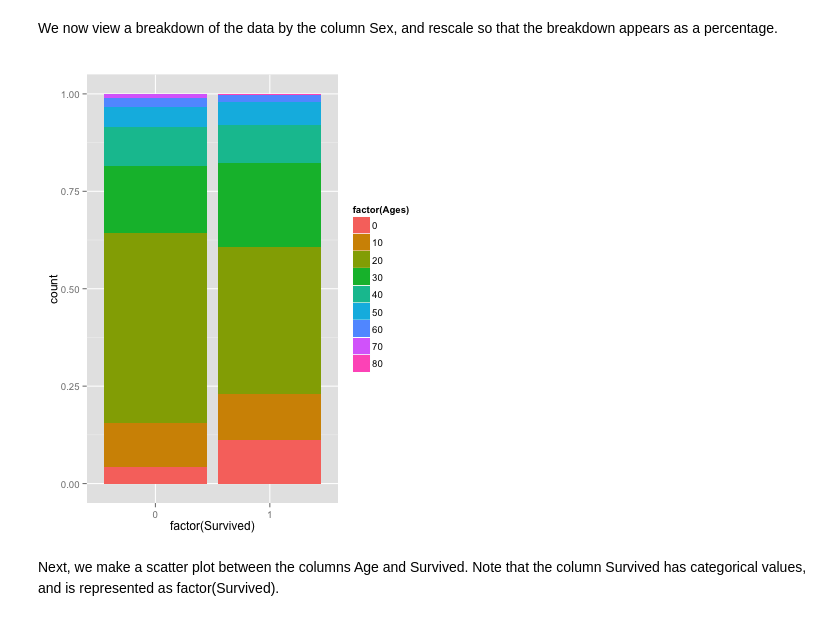
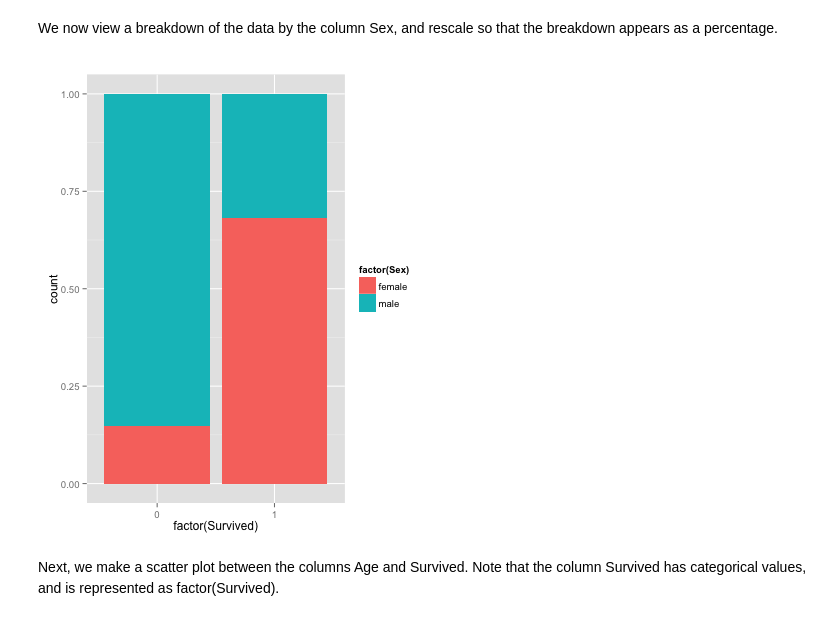
Before and after one commit to savarin/pyconuk-introtutorial, a Jupyter notebook: notebooks/Appendix B - Visualisation.ipynb, the cells around one changed output. Drawn from its saved outputs; the diff is of its cells as text; code cells hidden in the pictures.

```diff
--- a/notebooks/Appendix B - Visualisation.ipynb
+++ b/notebooks/Appendix B - Visualisation.ipynb
@@ -41,11 +41,11 @@ qplot(factor(Survived), data=df, geom="bar")
 We now view a breakdown of the data by the column Sex, and rescale so that the breakdown appears as a percentage.
 # %%
 %%R -w 400
-#qplot(factor(Survived), data=df, fill=factor(Sex), geom="bar", position="fill")
+qplot(factor(Survived), data=df, fill=factor(Sex), geom="bar", position="fill")
 #qplot(factor(Survived), data=df, fill=factor(Pclass), geom="bar", position="fill")
-qplot(factor(Survived), data=df, fill=factor(Ages), geom="bar", position="fill")
+#qplot(factor(Survived), data=df, fill=factor(Ages), geom="bar", position="fill")
 # %% [output]
-[figure, old version]
+[figure, new version]
 # %% [markdown]
 Next, we make a scatter plot between the columns Age and Survived. Note that the column Survived has categorical values, and is represented as factor(Survived).
 # %%
```
Also changed, not shown: parts of 1 cell of this notebook, 1 other file.
